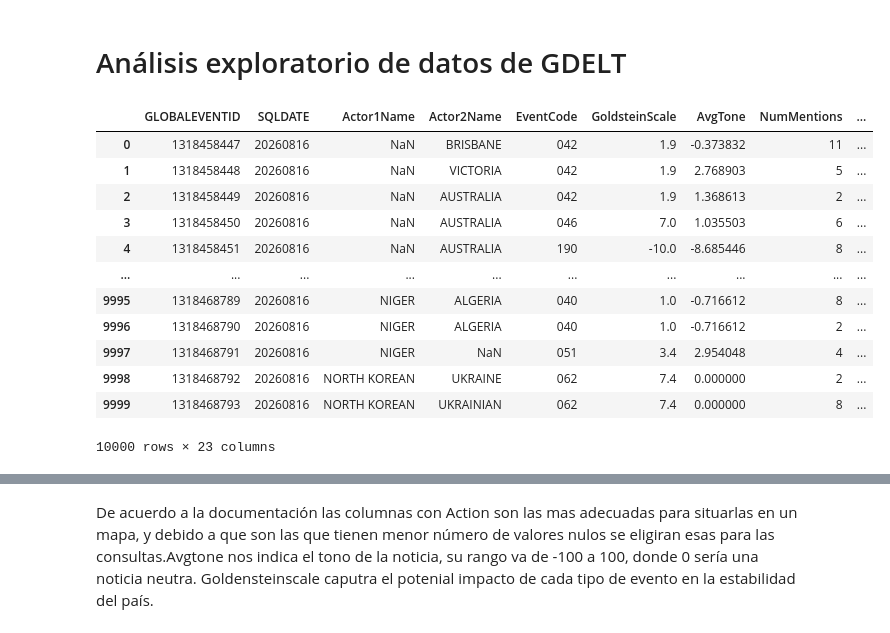
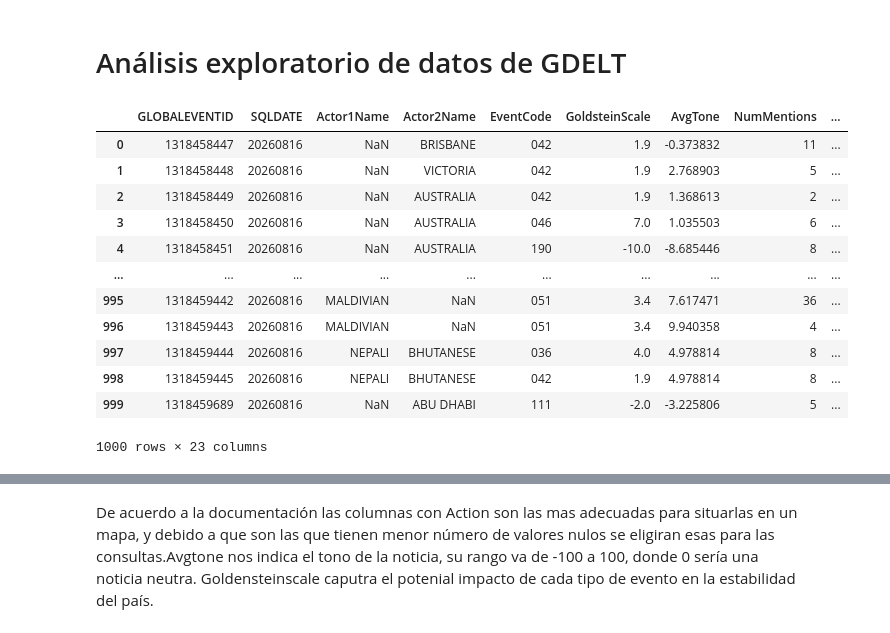
Before and after one commit to AlexSalazar314/Portafolio, a Jupyter notebook: ETL_GDELT/Notebooks/ETL_test.ipynb, the cells around one changed output, grey strips where cells are left out. Saved outputs shown, nothing was run; the diff lists cells and outputs as text; code cells hidden in the pictures.

```diff
--- a/ETL_GDELT/Notebooks/ETL_test.ipynb
+++ b/ETL_GDELT/Notebooks/ETL_test.ipynb
@@ -4,7 +4,7 @@
 from google.cloud import bigquery
 
 client = bigquery.Client(project="prueba-505900")
-Limit=10000
+Limit=1000
 PartionTime_init = "2026-08-16"
 PartionTime_end = "2026-08-17"
 
@@ -33,36 +33,36 @@ SELECT
     Actor2Geo_Long,
 
     ActionGeo_Type,
     ActionGeo_FullName,
     ActionGeo_CountryCode,
     ActionGeo_Lat,
     ActionGeo_Long
 
 FROM `gdelt-bq.gdeltv2.events_partitioned`
 
 WHERE _PARTITIONTIME >= TIMESTAMP('{PartionTime_init}')
   AND _PARTITIONTIME < TIMESTAMP('{PartionTime_end}')
 
 ORDER BY GLOBALEVENTID
 
 LIMIT {Limit}
 """
 
 
 
 df = client.query(query).to_dataframe()
 df
 # %% [output]
 |  | GLOBALEVENTID | SQLDATE | Actor1Name | Actor2Name | EventCode | GoldsteinScale | AvgTone | NumMentions | ... |
 | 0 | 1318458447 | 20260816 | NaN | BRISBANE | 042 | 1.9 | -0.373832 | 11 | ... |
 | 1 | 1318458448 | 20260816 | NaN | VICTORIA | 042 | 1.9 | 2.768903 | 5 | ... |
 | 2 | 1318458449 | 20260816 | NaN | AUSTRALIA | 042 | 1.9 | 1.368613 | 2 | ... |
 | 3 | 1318458450 | 20260816 | NaN | AUSTRALIA | 046 | 7.0 | 1.035503 | 6 | ... |
 | 4 | 1318458451 | 20260816 | NaN | AUSTRALIA | 190 | -10.0 | -8.685446 | 8 | ... |
 | ... | ... | ... | ... | ... | ... | ... | ... | ... | ... |
-| 9995 | 1318468789 | 20260816 | NIGER | ALGERIA | 040 | 1.0 | -0.716612 | 8 | ... |
-| 9996 | 1318468790 | 20260816 | NIGER | ALGERIA | 040 | 1.0 | -0.716612 | 2 | ... |
-| 9997 | 1318468791 | 20260816 | NIGER | NaN | 051 | 3.4 | 2.954048 | 4 | ... |
-| 9998 | 1318468792 | 20260816 | NORTH KOREAN | UKRAINE | 062 | 7.4 | 0.000000 | 2 | ... |
-| 9999 | 1318468793 | 20260816 | NORTH KOREAN | UKRAINIAN | 062 | 7.4 | 0.000000 | 8 | ... |
+| 995 | 1318459442 | 20260816 | MALDIVIAN | NaN | 051 | 3.4 | 7.617471 | 36 | ... |
+| 996 | 1318459443 | 20260816 | MALDIVIAN | NaN | 051 | 3.4 | 9.940358 | 4 | ... |
+| 997 | 1318459444 | 20260816 | NEPALI | BHUTANESE | 036 | 4.0 | 4.978814 | 8 | ... |
+| 998 | 1318459445 | 20260816 | NEPALI | BHUTANESE | 042 | 1.9 | 4.978814 | 8 | ... |
+| 999 | 1318459689 | 20260816 | NaN | ABU DHABI | 111 | -2.0 | -3.225806 | 5 | ... |
-10000 rows × 23 columns
+1000 rows × 23 columns
```
Also changed, not shown: parts of 6 cells of this notebook, 24 other files.
